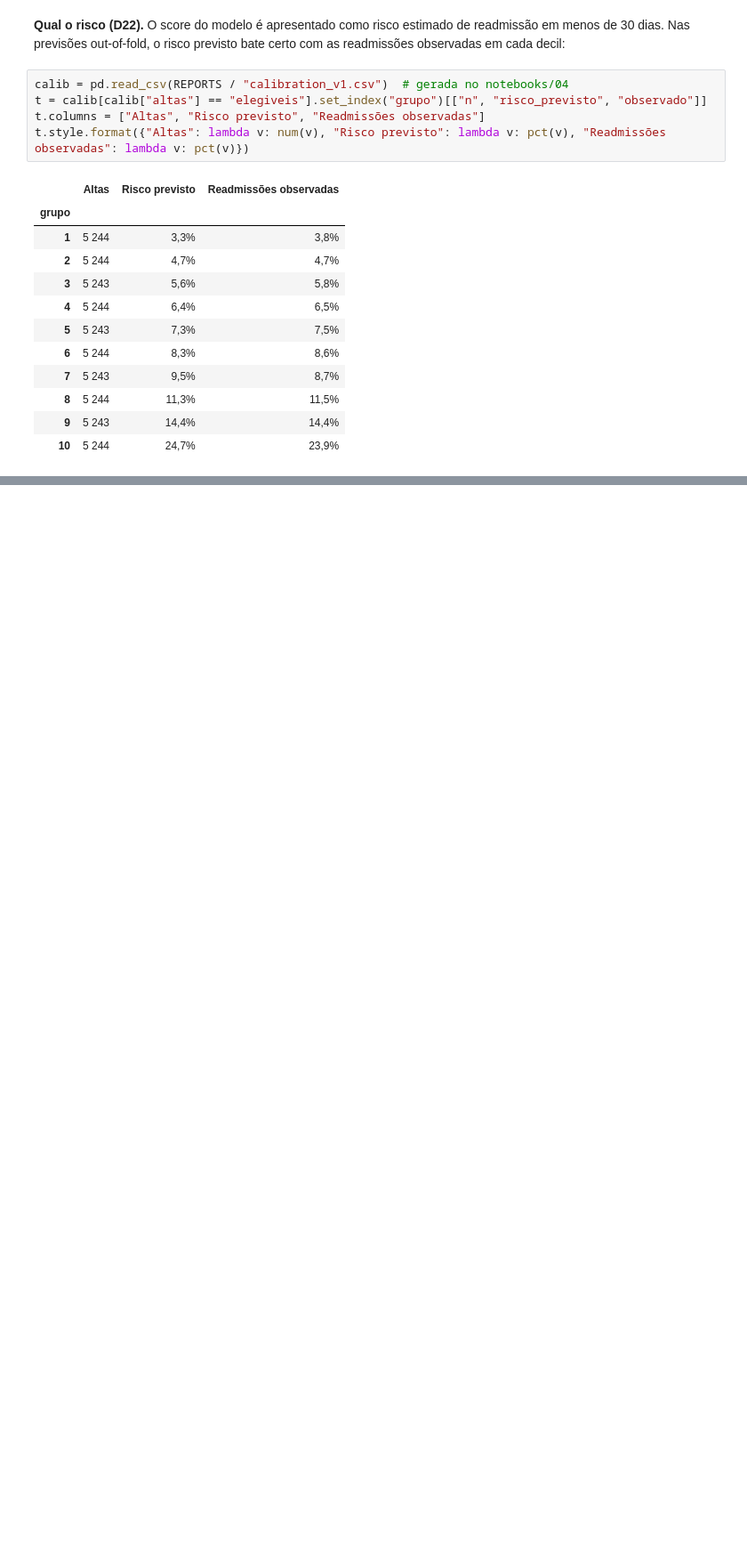
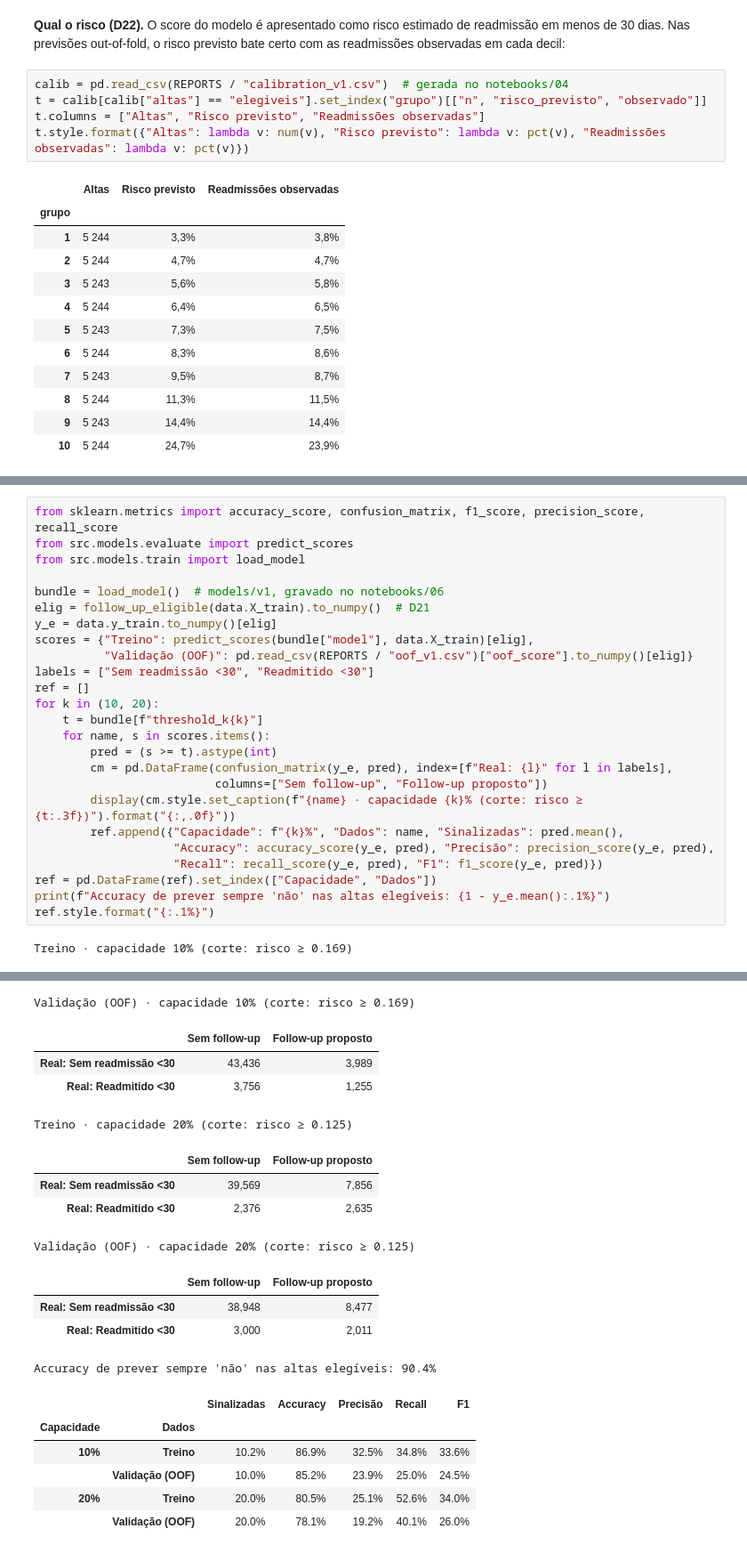
Before and after one commit to EDSB26G11/Bootcamp_Projetos, a Jupyter notebook: Projeto_Final.ipynb, the cells around one changed output, grey strips where cells are left out. Shown at 89% size. Saved outputs shown, nothing was run; the diff lists cells and outputs as text; blank space fills up the shorter version.

```diff
--- a/Projeto_Final.ipynb
+++ b/Projeto_Final.ipynb
@@ -159,0 +206,27 @@ t.style.format({"Altas": lambda v: num(v), "Risco previsto": lambda v: pct(v), "
+# %%
+from sklearn.metrics import accuracy_score, confusion_matrix, f1_score, precision_score, recall_score
+from src.models.evaluate import predict_scores
+from src.models.train import load_model
+
+bundle = load_model()  # models/v1, gravado no notebooks/06
+elig = follow_up_eligible(data.X_train).to_numpy()  # D21
+y_e = data.y_train.to_numpy()[elig]
+scores = {"Treino": predict_scores(bundle["model"], data.X_train)[elig],
+          "Validação (OOF)": pd.read_csv(REPORTS / "oof_v1.csv")["oof_score"].to_numpy()[elig]}
+labels = ["Sem readmissão <30", "Readmitido <30"]
+ref = []
+for k in (10, 20):
+    t = bundle[f"threshold_k{k}"]
+    for name, s in scores.items():
+        pred = (s >= t).astype(int)
+        cm = pd.DataFrame(confusion_matrix(y_e, pred), index=[f"Real: {l}" for l in labels],
+                          columns=["Sem follow-up", "Follow-up proposto"])
+        display(cm.style.set_caption(f"{name} · capacidade {k}% (corte: risco ≥ {t:.3f})").format("{:,.0f}"))
+        ref.append({"Capacidade": f"{k}%", "Dados": name, "Sinalizadas": pred.mean(),
+                    "Accuracy": accuracy_score(y_e, pred), "Precisão": precision_score(y_e, pred),
+                    "Recall": recall_score(y_e, pred), "F1": f1_score(y_e, pred)})
+ref = pd.DataFrame(ref).set_index(["Capacidade", "Dados"])
+print(f"Accuracy de prever sempre 'não' nas altas elegíveis: {1 - y_e.mean():.1%}")
+ref.style.format("{:.1%}")
+# %% [output]
+Treino · capacidade 10% (corte: risco ≥ 0.169)
@@ -159,0 +236,19 @@ t.style.format({"Altas": lambda v: num(v), "Risco previsto": lambda v: pct(v), "
+Validação (OOF) · capacidade 10% (corte: risco ≥ 0.169)
+|  | Sem follow-up | Follow-up proposto |
+| Real: Sem readmissão <30 | 43,436 | 3,989 |
+| Real: Readmitido <30 | 3,756 | 1,255 |
+Treino · capacidade 20% (corte: risco ≥ 0.125)
+|  | Sem follow-up | Follow-up proposto |
+| Real: Sem readmissão <30 | 39,569 | 7,856 |
+| Real: Readmitido <30 | 2,376 | 2,635 |
+Validação (OOF) · capacidade 20% (corte: risco ≥ 0.125)
+|  | Sem follow-up | Follow-up proposto |
+| Real: Sem readmissão <30 | 38,948 | 8,477 |
+| Real: Readmitido <30 | 3,000 | 2,011 |
+Accuracy de prever sempre 'não' nas altas elegíveis: 90.4%
+|  |  | Sinalizadas | Accuracy | Precisão | Recall | F1 |
+| Capacidade | Dados |  |  |  |  |  |
+| 10% | Treino | 10.2% | 86.9% | 32.5% | 34.8% | 33.6% |
+|  | Validação (OOF) | 10.0% | 85.2% | 23.9% | 25.0% | 24.5% |
+| 20% | Treino | 20.0% | 80.5% | 25.1% | 52.6% | 34.0% |
+|  | Validação (OOF) | 20.0% | 78.1% | 19.2% | 40.1% | 26.0% |
```
Also changed, not shown: parts of 15 cells of this notebook, 12 other files.
